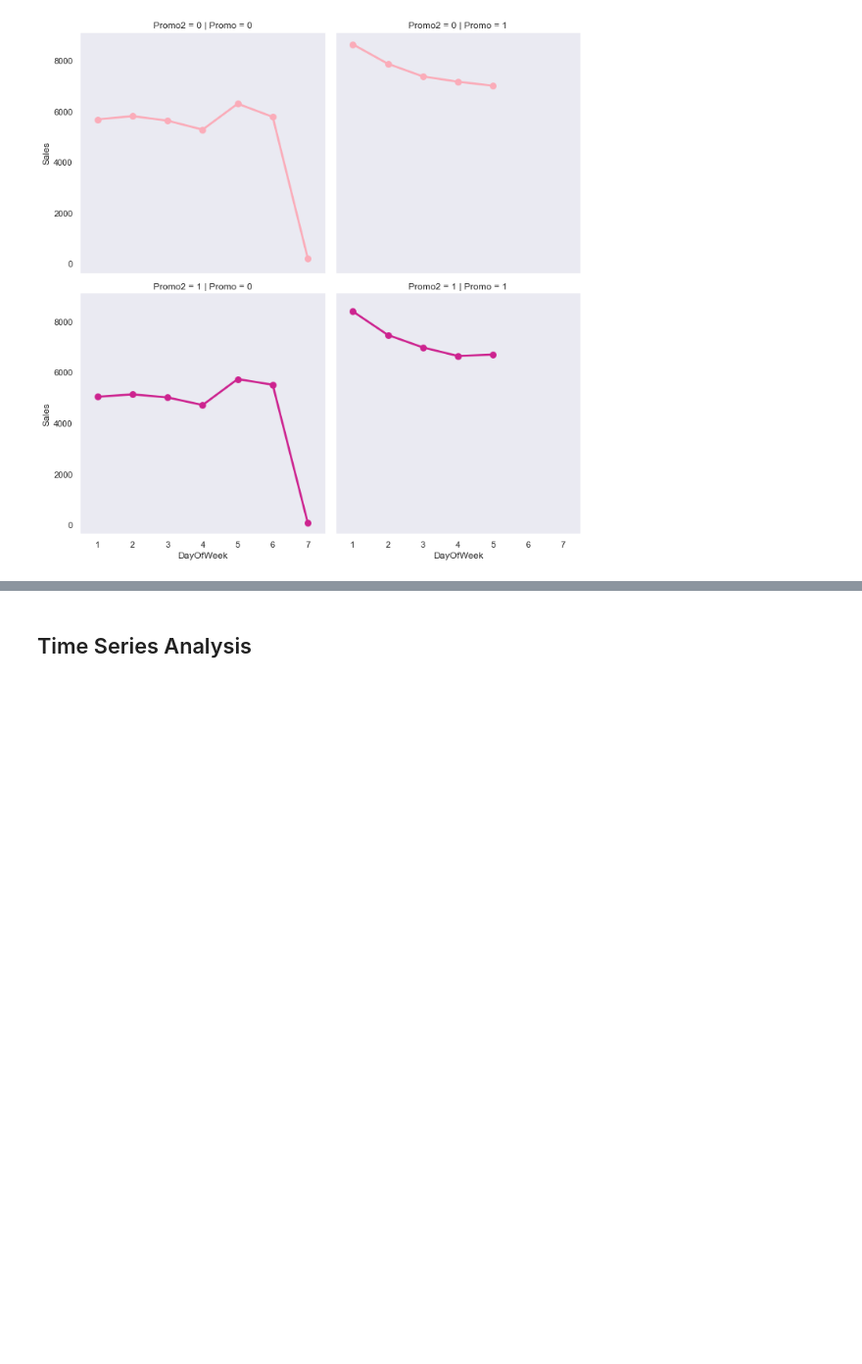
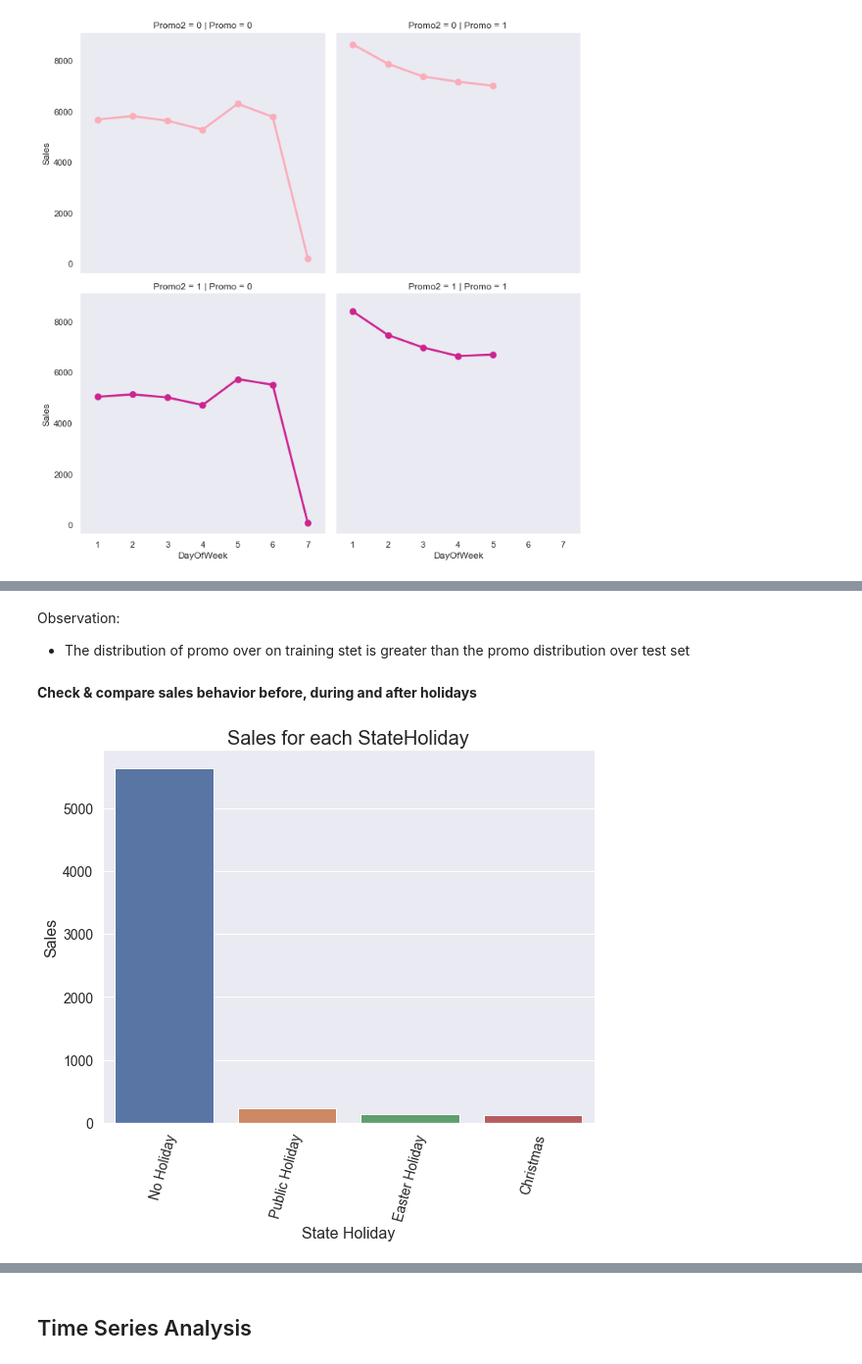
Before and after one commit to ekubay/Rossmann_Pharmaceutical_sales_Prediction, a Jupyter notebook: notebooks/EDA.ipynb, the cells around one changed output, grey strips where cells are left out. Shown at 98% size. Cells and saved outputs as stored; diff of their text form; code cells hidden in the pictures; blank space fills up the shorter version.

```diff
--- a/notebooks/EDA.ipynb
+++ b/notebooks/EDA.ipynb
@@ -850,0 +797,19 @@ print(f'Stores That work all Week are : {all_week_stores.shape[0]}')
+# %% [markdown]
+Observation:
+- The distribution of promo over on training stet is greater than the promo distribution over test set
+# %% [markdown]
+**Check & compare sales behavior before, during and after holidays**
+# %%
+# Sales during, before and after StateHoliday
+#plotfunction.plot_subplots(clean_trainScore['StateHoliday'], df_tests['StateHoliday'], 'Train data StateHoliday Distribution', 'Test data StateHoliday Distribution')
+
+# Check & compare sales behavior before, during and after holidays
+holiday_df = clean_trainScore.groupby(['StateHoliday'])['Sales'].mean().reset_index()
+#holiday_df.head()
+
+# Rename StateHoliday values
+holiday_df.replace({'StateHoliday': {'0': 'No Holiday', 'a': 'Public Holiday', 'b': 'Easter Holiday', 'c': 'Christmas'}}, inplace=True)
+ #
+plotfunction.plot_bar(holiday_df, 'StateHoliday', 'Sales', 'Sales for each StateHoliday', 'State Holiday', 'Sales')
+# %% [output]
+[figure, added]
```
Also changed, not shown: parts of 112 cells of this notebook.
